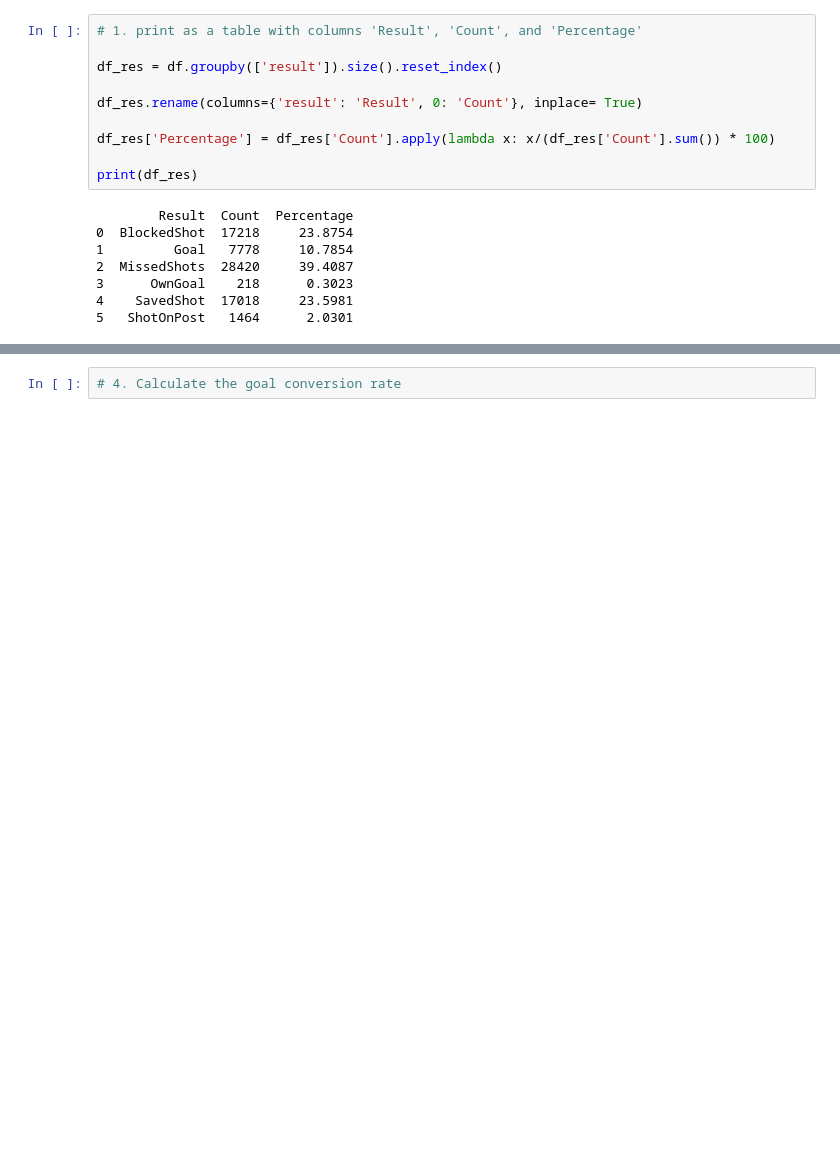
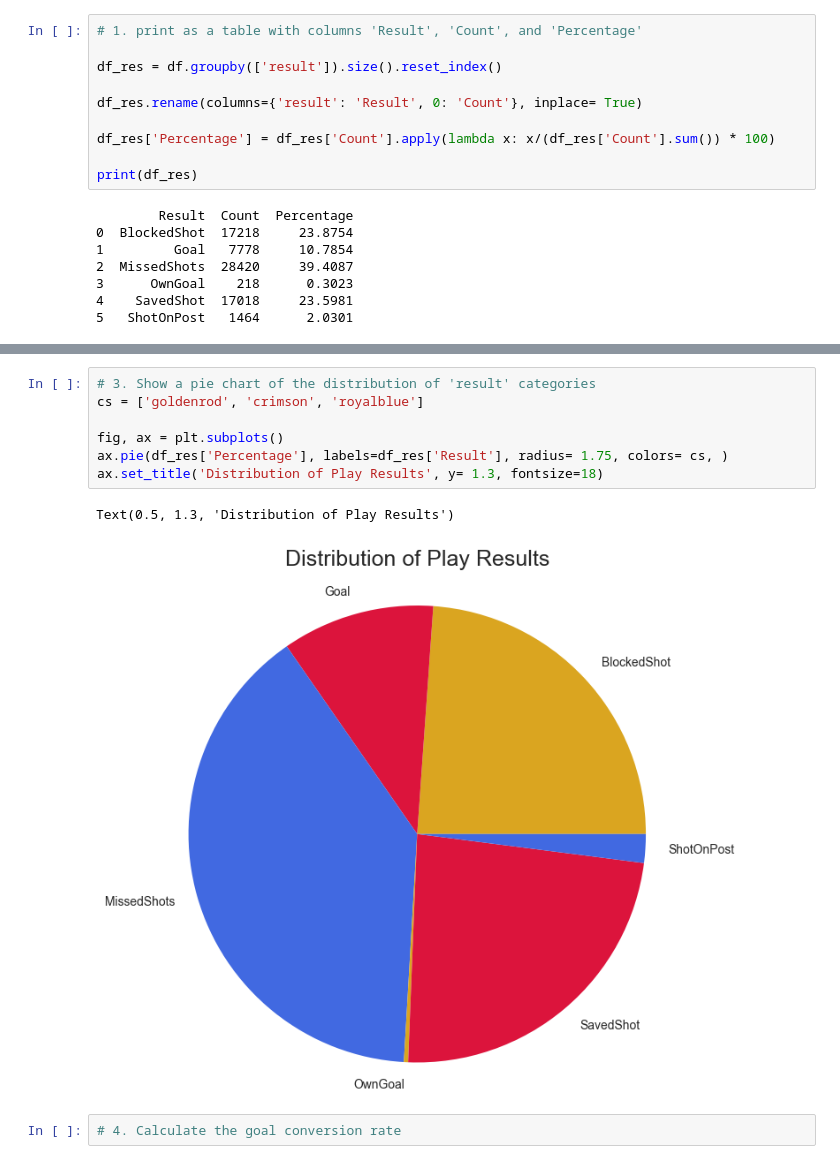
Before and after one commit to smgibson19/ds701_fa25_midterm_challenge_sports, a Jupyter notebook: LALIGA_Analysis_Challenge.ipynb, the cells around one changed output, grey strips where cells are left out. Drawn from its saved outputs; the diff is of its cells as text; blank space fills up the shorter version.

```diff
--- a/LALIGA_Analysis_Challenge.ipynb
+++ b/LALIGA_Analysis_Challenge.ipynb
@@ -229,3 +227,13 @@ Text(0.5, 1.0, 'Distribution of Play Results')
+# %%
+# 3. Show a pie chart of the distribution of 'result' categories
+cs = ['goldenrod', 'crimson', 'royalblue']
+
+fig, ax = plt.subplots()
+ax.pie(df_res['Percentage'], labels=df_res['Result'], radius= 1.75, colors= cs, )
+ax.set_title('Distribution of Play Results', y= 1.3, fontsize=18)
+# %% [output]
+Text(0.5, 1.3, 'Distribution of Play Results')
+[figure, added]
 # %%
 # 4. Calculate the goal conversion rate
 # %% [markdown]
```
Also changed, not shown: parts of 2 cells of this notebook.
